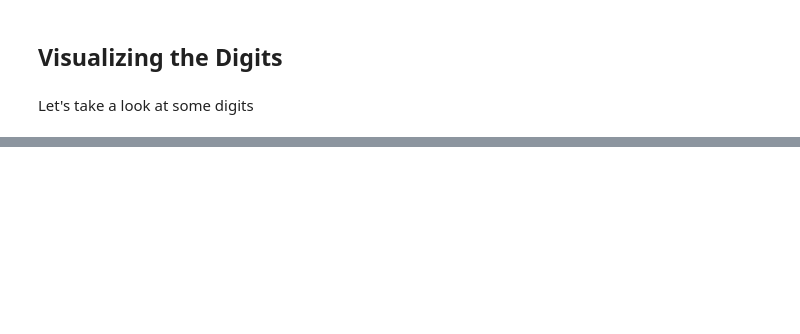
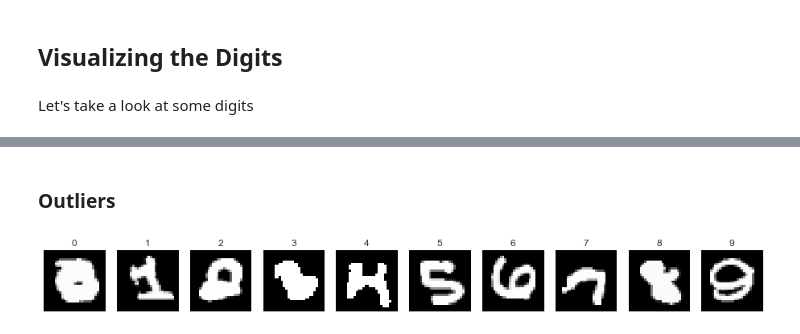
Before and after one commit to thomalm/kaggle, a Jupyter notebook: digit-recognizer/digit-recognizer.ipynb, the cells around one changed output, grey strips where cells are left out. Drawn from its saved outputs; the diff is of its cells as text; code cells hidden in the pictures; blank space fills up the shorter version.

```diff
--- a/digit-recognizer/digit-recognizer.ipynb
+++ b/digit-recognizer/digit-recognizer.ipynb
@@ -74,0 +136,21 @@ for i in range(ncols * nrows):
+# %% [markdown]
+### Outliers
+# %%
+def find_outliers(df, mean):
+    """
+    Find the images with the largest diff from the mean for every label according to some distance measure
+    """
+    outliers = []
+    for i in range(10):
+        vals = df[df.label==i].iloc[:,1:].values
+        # Change the following line to use some other distance measure
+        dist = [np.linalg.norm(v-mean[i]) for v in vals]
+        outliers.append(vals[np.argmax(dist)])
+    return outliers
+
+
+outliers = find_outliers(digits, mean_digit_values)
+
+plot_digits(outliers, list(range(10)), 1, 10)
+# %% [output]
+[figure, added]
```
Also changed, not shown: parts of 39 cells of this notebook.
